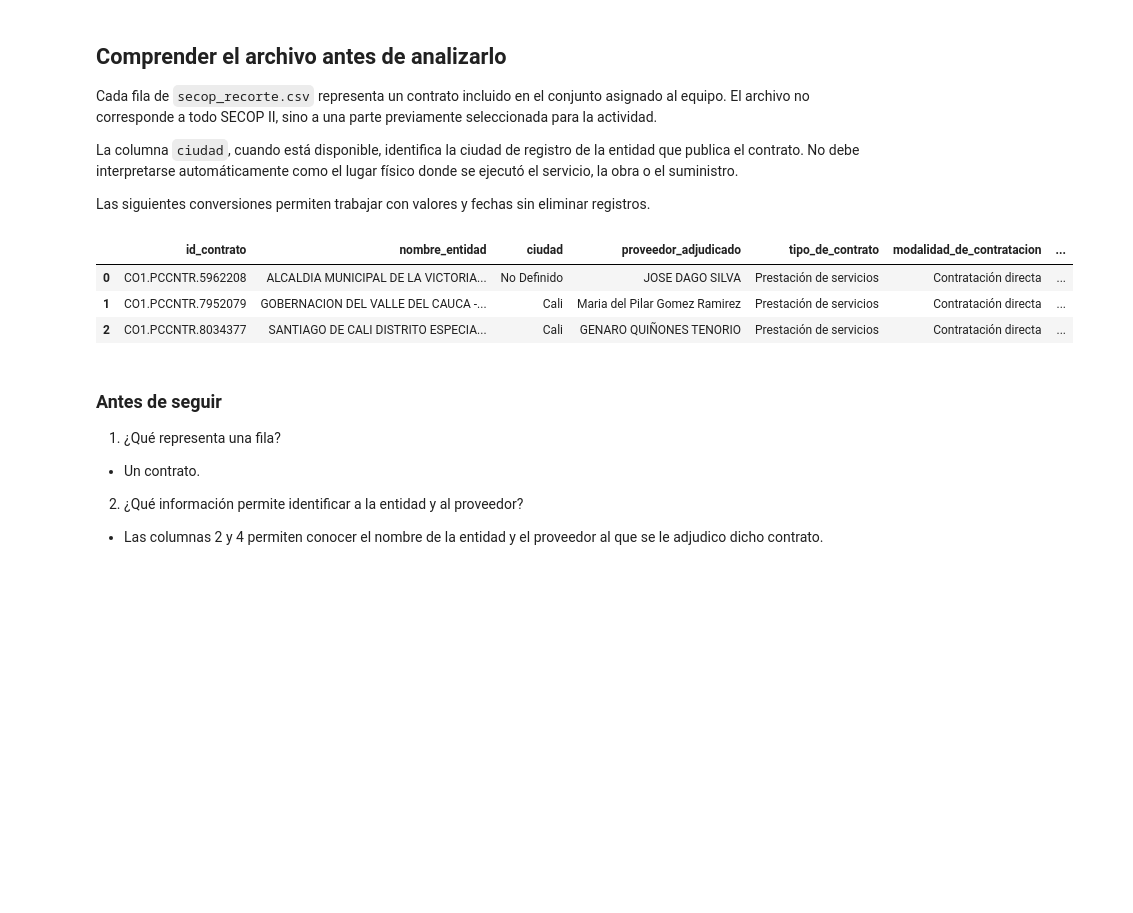
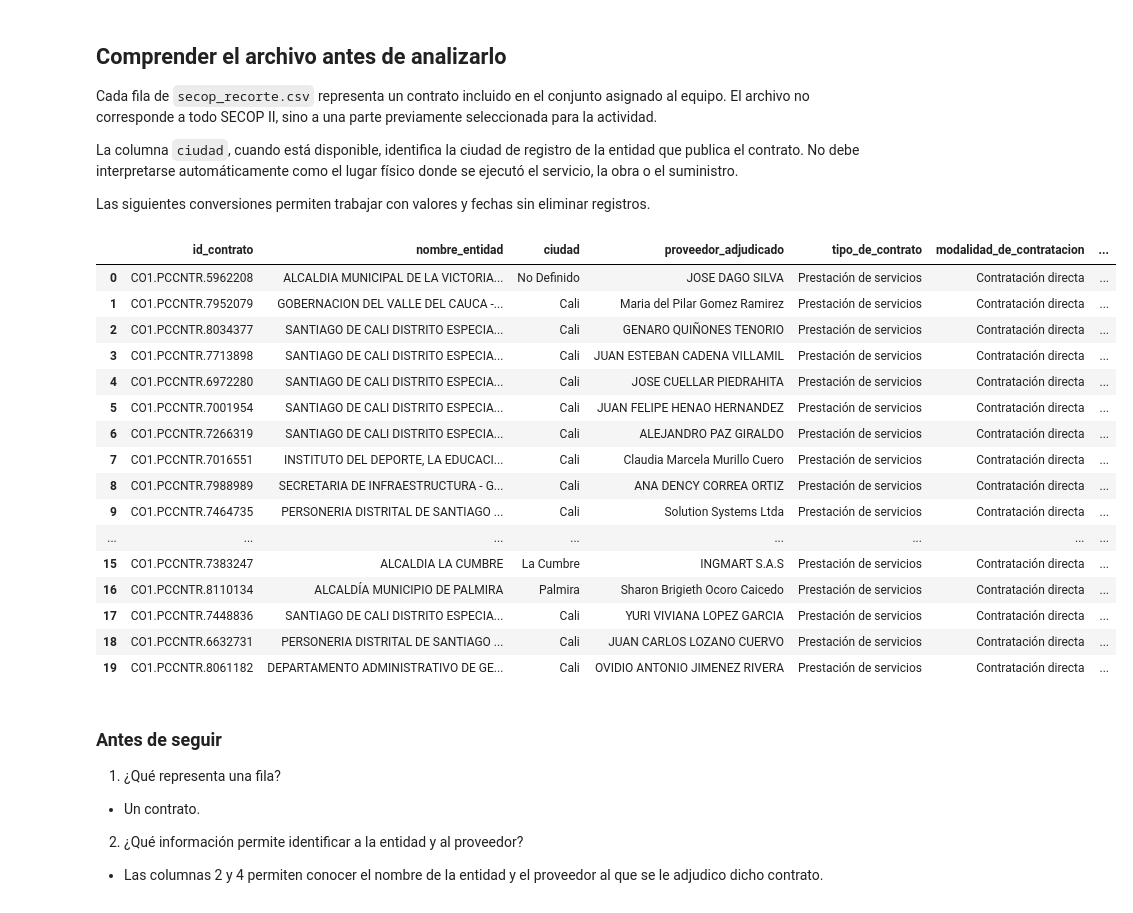
Before and after one commit to soficarreroa/secop-expediente-4B, a Jupyter notebook: SECOP_ExpedienteB.ipynb, the cells around one changed output. Drawn from its saved outputs; the diff is of its cells as text; code cells hidden in the pictures; blank space fills up the shorter version.

```diff
--- a/SECOP_ExpedienteB.ipynb
+++ b/SECOP_ExpedienteB.ipynb
@@ -64,10 +64,10 @@ import pandas as pd
 import matplotlib.pyplot as plt
 from IPython.display import display
 
-DATA_FILE = Path("data") / "secop_recorte.csv"
+DATA_FILE = Path("secop_recorte.csv")
 
 if not DATA_FILE.exists():
-    raise FileNotFoundError("No se encontró data/secop_recorte.csv.")
+    raise FileNotFoundError("No se encontró secop_recorte.csv en el directorio actual.")
 
 df_raw = pd.read_csv(DATA_FILE, dtype=str)
 
@@ -108,34 +108,47 @@ if {
     df["duracion_dias"] = (
         df["fecha_de_fin_del_contrato"]
         - df["fecha_de_inicio_del_contrato"]
     ).dt.days
 
 if {"valor_del_contrato", "duracion_dias"}.issubset(df.columns):
     months = df["duracion_dias"] / 30.44
     df["valor_mensual_equivalente"] = (
         df["valor_del_contrato"] / months.where(months > 0)
     )
 
 sample_columns = [
     c for c in [
         "id_contrato",
         "nombre_entidad",
         "ciudad",
         "proveedor_adjudicado",
         "tipo_de_contrato",
         "modalidad_de_contratacion",
         "valor_del_contrato",
         "fecha_de_firma",
     ]
     if c in df.columns
 ]
 
-df[sample_columns].head(3)
+df[sample_columns].head(20)
 # %% [output]
 |  | id_contrato | nombre_entidad | ciudad | proveedor_adjudicado | tipo_de_contrato | modalidad_de_contratacion | ... |
 | 0 | CO1.PCCNTR.5962208 | ALCALDIA MUNICIPAL DE LA VICTORIA... | No Definido | JOSE DAGO SILVA | Prestación de servicios | Contratación directa | ... |
 | 1 | CO1.PCCNTR.7952079 | GOBERNACION DEL VALLE DEL CAUCA -... | Cali | Maria del Pilar Gomez Ramirez | Prestación de servicios | Contratación directa | ... |
 | 2 | CO1.PCCNTR.8034377 | SANTIAGO DE CALI DISTRITO ESPECIA... | Cali | GENARO QUIÑONES TENORIO | Prestación de servicios | Contratación directa | ... |
+| 3 | CO1.PCCNTR.7713898 | SANTIAGO DE CALI DISTRITO ESPECIA... | Cali | JUAN ESTEBAN CADENA VILLAMIL | Prestación de servicios | Contratación directa | ... |
+| 4 | CO1.PCCNTR.6972280 | SANTIAGO DE CALI DISTRITO ESPECIA... | Cali | JOSE CUELLAR PIEDRAHITA | Prestación de servicios | Contratación directa | ... |
+| 5 | CO1.PCCNTR.7001954 | SANTIAGO DE CALI DISTRITO ESPECIA... | Cali | JUAN FELIPE HENAO HERNANDEZ | Prestación de servicios | Contratación directa | ... |
+| 6 | CO1.PCCNTR.7266319 | SANTIAGO DE CALI DISTRITO ESPECIA... | Cali | ALEJANDRO PAZ GIRALDO | Prestación de servicios | Contratación directa | ... |
+| 7 | CO1.PCCNTR.7016551 | INSTITUTO DEL DEPORTE, LA EDUCACI... | Cali | Claudia Marcela Murillo Cuero | Prestación de servicios | Contratación directa | ... |
+| 8 | CO1.PCCNTR.7988989 | SECRETARIA DE INFRAESTRUCTURA - G... | Cali | ANA DENCY CORREA ORTIZ | Prestación de servicios | Contratación directa | ... |
+| 9 | CO1.PCCNTR.7464735 | PERSONERIA DISTRITAL DE SANTIAGO ... | Cali | Solution Systems Ltda | Prestación de servicios | Contratación directa | ... |
+| ... | ... | ... | ... | ... | ... | ... | ... |
+| 15 | CO1.PCCNTR.7383247 | ALCALDIA LA CUMBRE | La Cumbre | INGMART S.A.S | Prestación de servicios | Contratación directa | ... |
+| 16 | CO1.PCCNTR.8110134 | ALCALDÍA MUNICIPIO DE PALMIRA | Palmira | Sharon Brigieth Ocoro Caicedo | Prestación de servicios | Contratación directa | ... |
+| 17 | CO1.PCCNTR.7448836 | SANTIAGO DE CALI DISTRITO ESPECIA... | Cali | YURI VIVIANA LOPEZ GARCIA | Prestación de servicios | Contratación directa | ... |
+| 18 | CO1.PCCNTR.6632731 | PERSONERIA DISTRITAL DE SANTIAGO ... | Cali | JUAN CARLOS LOZANO CUERVO | Prestación de servicios | Contratación directa | ... |
+| 19 | CO1.PCCNTR.8061182 | DEPARTAMENTO ADMINISTRATIVO DE GE... | Cali | OVIDIO ANTONIO JIMENEZ RIVERA | Prestación de servicios | Contratación directa | ... |
 # %% [markdown]
 ### Antes de seguir
 
```
Also changed, not shown: parts of 19 cells of this notebook.
